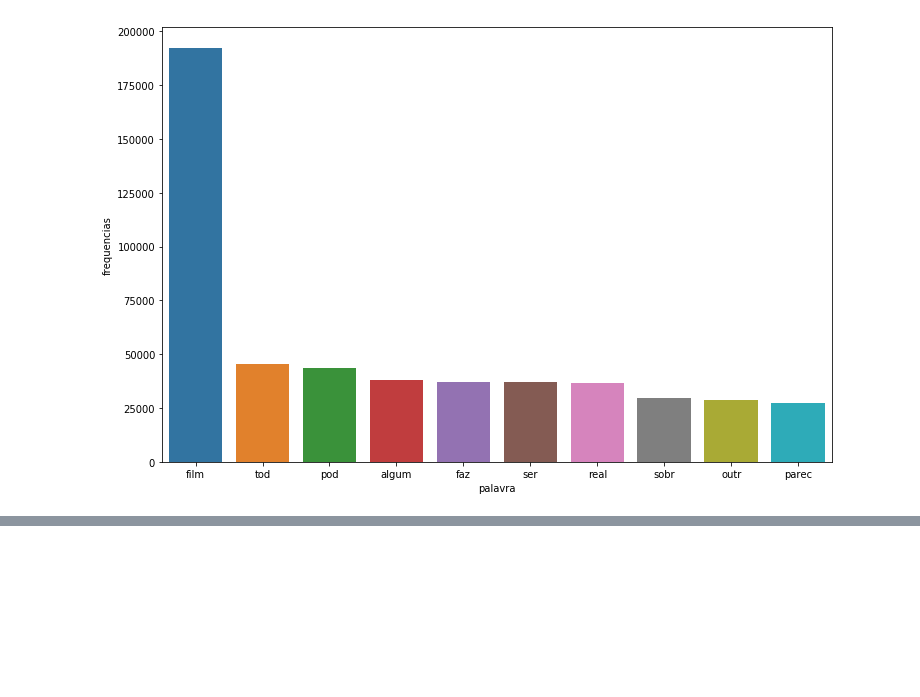
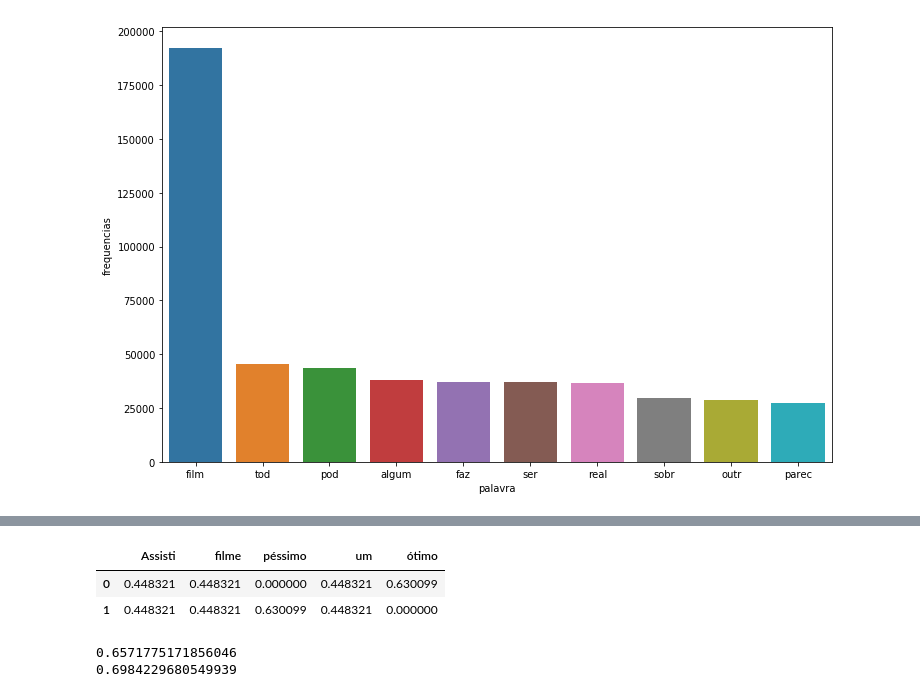
Before and after one commit to pedroAndrad1/linguagem_natural, a Jupyter notebook: linguagem_natural.ipynb, the cells around one changed output, grey strips where cells are left out. Saved outputs shown, nothing was run; the diff lists cells and outputs as text; code cells hidden in the pictures; blank space fills up the shorter version.

```diff
--- a/linguagem_natural.ipynb
+++ b/linguagem_natural.ipynb
@@ -680,0 +695,54 @@ pareto(dataframe, "tratamento_4", 10)
+# %%
+#Exemplo:
+
+from sklearn.feature_extraction.text import TfidfVectorizer
+
+frases = ["Assisti um filme ótimo", "Assisti um filme péssimo"]
+
+tfidf = TfidfVectorizer(lowercase=False, max_features=50)
+
+caracteristicas = tfidf.fit_transform(frases)
+
+pd.DataFrame(
+    caracteristicas.todense(), #Essa funcao converte a matriz esparsa em uma matriz comum,
+    columns = tfidf.get_feature_names()
+
+)
+
+#Repare que pessimo e otimo tem pesos maiores que os demais,
+#pois aparecem menos vezez em todo o documento.
+# %% [output]
+|  | Assisti | filme | péssimo | um | ótimo |
+| 0 | 0.448321 | 0.448321 | 0.000000 | 0.448321 | 0.630099 |
+| 1 | 0.448321 | 0.448321 | 0.630099 | 0.448321 | 0.000000 |
+# %%
+#Vamos comparar a acuracia entre os dados brutos e tratados com o tdifd
+tfidf = TfidfVectorizer(lowercase=False, max_features=50)
+
+#brutos
+bag_tfidf_bruto = tfidf.fit_transform(dataframe.text_pt)
+
+treino_x, teste_x, treino_y, teste_y = train_test_split(bag_tfidf_bruto,
+                                                        dataframe.classificacao,
+                                                        stratify = dataframe.classificacao)
+
+modelo = LogisticRegression(solver = "lbfgs")
+
+modelo.fit(treino_x, treino_y)
+acuracia_bruto = modelo.score(teste_x, teste_y)
+
+#tratados
+bag_tfidf = tfidf.fit_transform(dataframe.tratamento_4)
+
+treino_x, teste_x, treino_y, teste_y = train_test_split(bag_tfidf,
+                                                        dataframe.classificacao,
+                                                        stratify = dataframe.classificacao)
+
+modelo.fit(treino_x, treino_y)
+acuracia = modelo.score(teste_x, teste_y)
+
+print(acuracia_bruto)
+print(acuracia)
+# %% [output]
+0.6571775171856046
+0.6984229680549939
```
Also changed, not shown: parts of 10 cells of this notebook.
